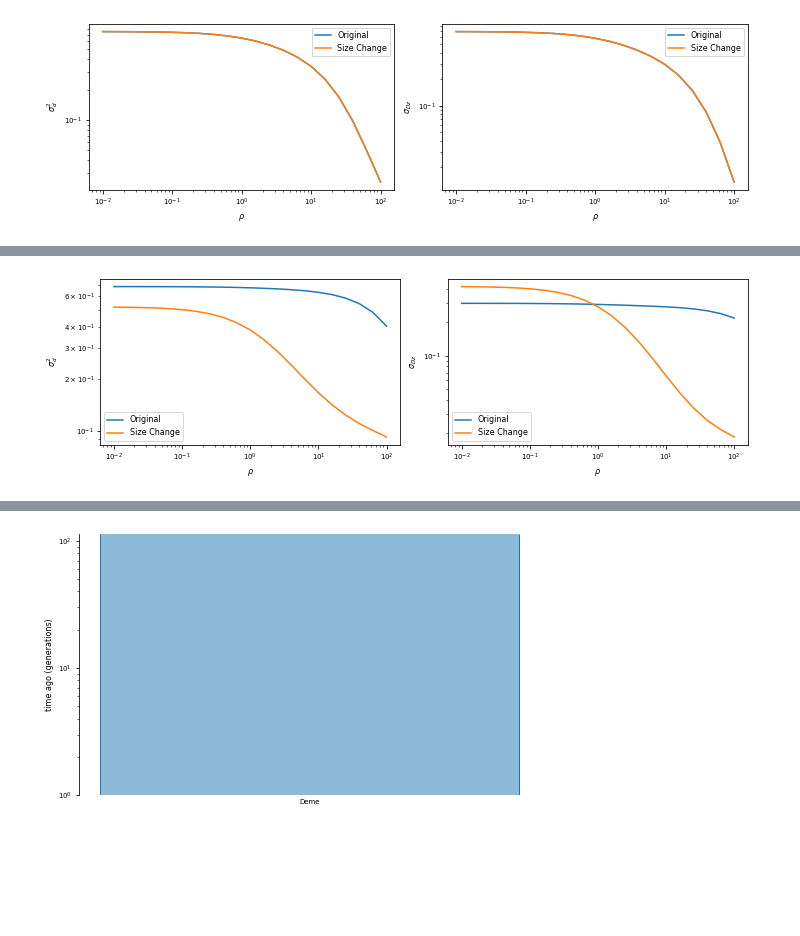
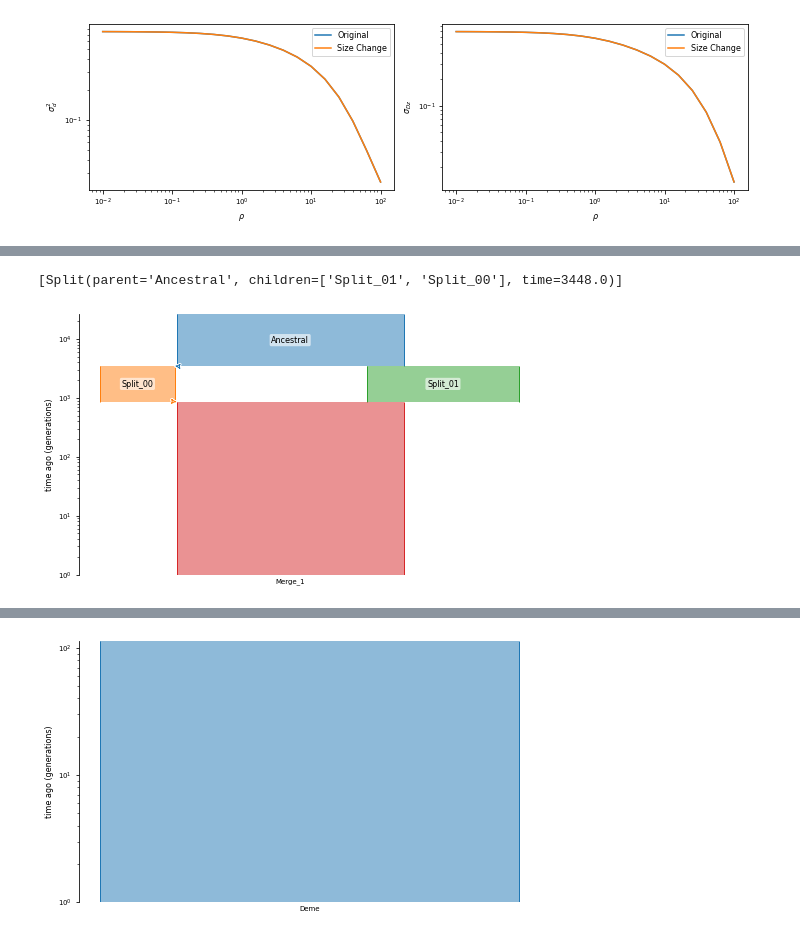
Before and after one commit to georgette-femerling/demography-simulations, a Jupyter notebook: scripts/Chiki_models.ipynb, the cells around one changed output, grey strips where cells are left out. Drawn from its saved outputs; the diff is of its cells as text; code cells hidden in the pictures; blank space fills up the shorter version.

```diff
--- a/scripts/Chiki_models.ipynb
+++ b/scripts/Chiki_models.ipynb
@@ -216,4 +247,15 @@ b_sc_sliced_LD = get_LD.get_LD_from_sliced_demes(b_sc_sliced)
-# %%
-plot_comparison(b_sliced_LD['Merge_1'][-1],b_sc_sliced_LD['Deme'][-1])
-# %% [output]
-[figure, removed]
+# %%
+alpha1=[0.33,0.67]
+alpha2=[0.819,0.181]
+N=11.5e3
+
+generation_time=29
+time_period_merge_yrs =[1e6,25e3]
+time_period_merge_gen = np.round(np.array(time_period_merge_yrs)/generation_time)
+time_period_splits_yrs=[75e3]
+time_period_splits_gen=np.round(np.array(time_period_splits_yrs)/generation_time)
+
+bubble = m.cake_model(Ns=[N,N],splits=[2],alpha1=[alpha1],alpha2=[alpha2],time_period_merge=time_period_merge_gen,time_period_splits=time_period_splits_gen,migration_rate=0,time_units="generations",generation_time=1,plot=True)
+# %% [output]
+[Split(parent='Ancestral', children=['Split_01', 'Split_00'], time=3448.0)]
+[figure, added]
```
Also changed, not shown: parts of 22 cells of this notebook, 7 other files.
